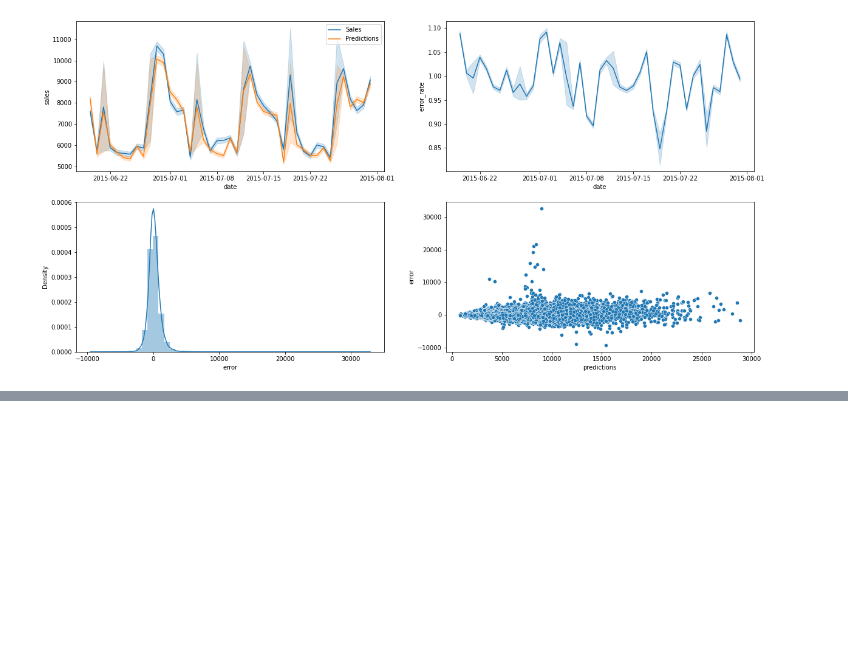
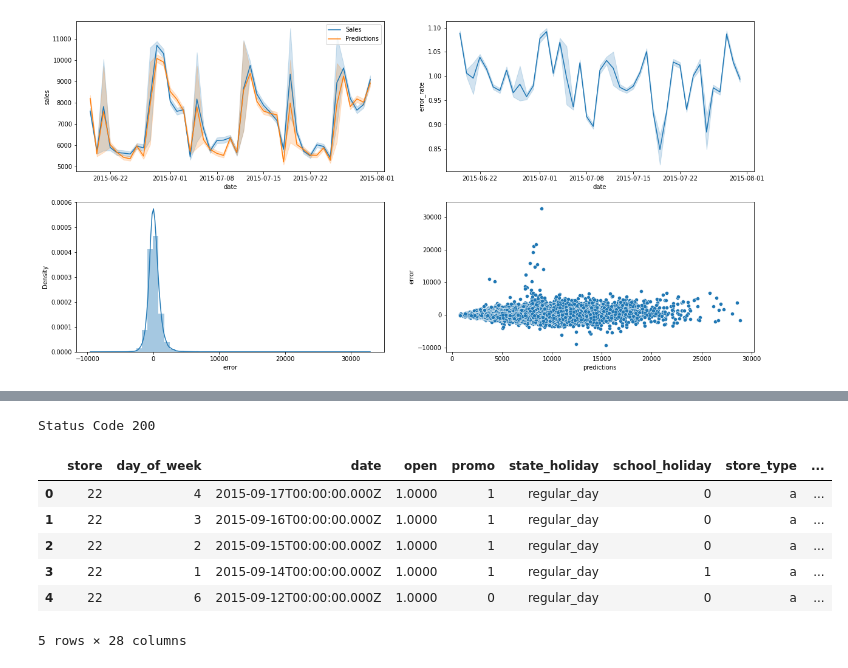
Before and after one commit to DaniloSantanaDS/rossmann-sales-store, a Jupyter notebook: notebooks/m04_store_sales_prediction_origin.ipynb, the cells around one changed output, grey strips where cells are left out. Cells and saved outputs as stored; diff of their text form; code cells hidden in the pictures; blank space fills up the shorter version.

Commit message:
end api call

```diff
--- a/notebooks/m04_store_sales_prediction_origin.ipynb
+++ b/notebooks/m04_store_sales_prediction_origin.ipynb
@@ -1391,0 +1657,38 @@ sns.scatterplot(df9['predictions'], df9['error']);
+# %%
+df_test = pd.merge(df10, df_store_raw, how='left', on='Store')
+
+#choose store for predction
+
+df_test = df_test[df_test['Store'] == 22]
+
+# remove closed day
+df_test = df_test[df_test['Open'] != 0]
+df_test = df_test[~df_test['Open'].isnull()]
+df_test = df_test.drop('Id', axis=1)
+# %%
+# convert Dataframa to json
+
+data = json.dumps(df_test.to_dict(orient='records'))
+# %%
+# api call
+
+url = 'http://0.0.0.0:5000/rossmann/predict'
+header = {'Content-type':'application/json'}
+data = data
+
+r = requests.post(url, data=data, headers=header)
+print('Status Code {}'.format(r.status_code))
+# %% [output]
+Status Code 200
+# %%
+d1 = pd.DataFrame(r.json(), columns=r.json()[0].keys())
+# %%
+d1.head()
+# %% [output]
+|  | store | day_of_week | date | open | promo | state_holiday | school_holiday | store_type | ... |
+| 0 | 22 | 4 | 2015-09-17T00:00:00.000Z | 1.0000 | 1 | regular_day | 0 | a | ... |
+| 1 | 22 | 3 | 2015-09-16T00:00:00.000Z | 1.0000 | 1 | regular_day | 0 | a | ... |
+| 2 | 22 | 2 | 2015-09-15T00:00:00.000Z | 1.0000 | 1 | regular_day | 0 | a | ... |
+| 3 | 22 | 1 | 2015-09-14T00:00:00.000Z | 1.0000 | 1 | regular_day | 1 | a | ... |
+| 4 | 22 | 6 | 2015-09-12T00:00:00.000Z | 1.0000 | 0 | regular_day | 0 | a | ... |
+5 rows × 28 columns
```
Also changed, not shown: parts of 20 cells of this notebook.
